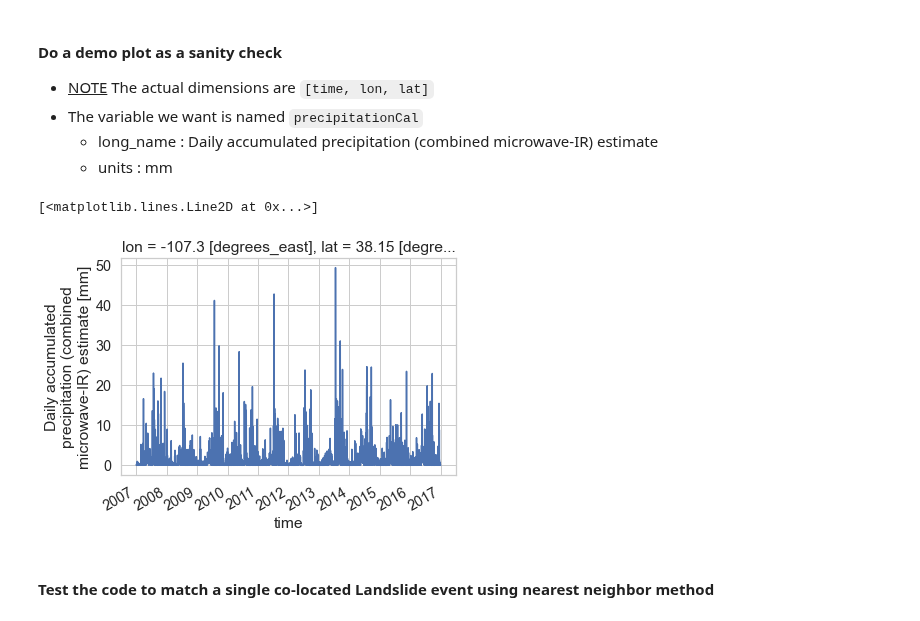
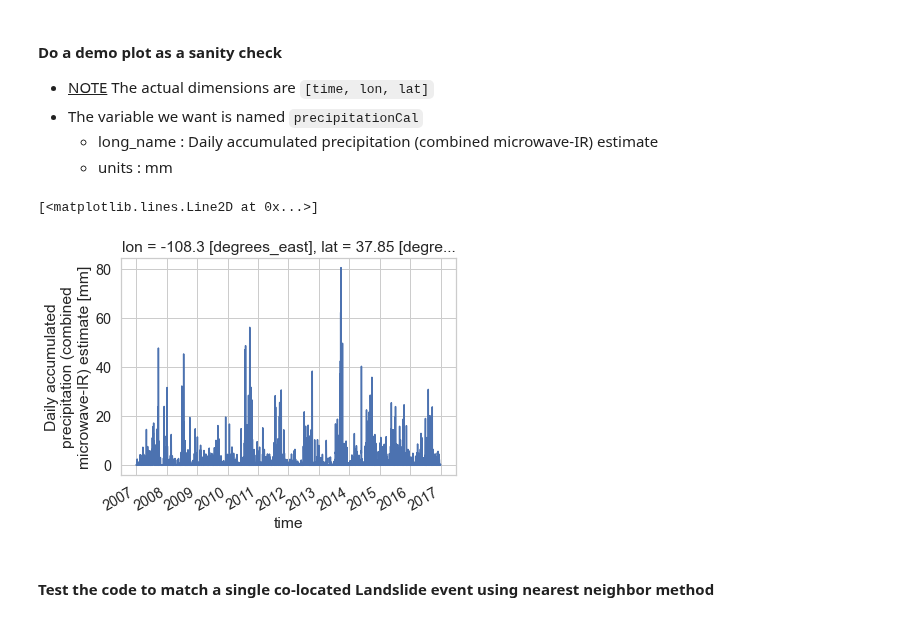
Before and after one commit to jacquiewitte/capstone-landslides-soilmoisture, a Jupyter notebook: landslide_gpm_precipaccum_timeseries.ipynb, the cells around one changed output. Cells and saved outputs as stored; diff of their text form; code cells hidden in the pictures.

```diff
--- a/landslide_gpm_precipaccum_timeseries.ipynb
+++ b/landslide_gpm_precipaccum_timeseries.ipynb
@@ -145,7 +167,7 @@ Index(['source_name', 'source_link', 'event_id', 'event_date', 'event_time',
 #### Read the GPM data
 - Created from `output_gpm_2007_2016.ipynb` notebook
 # %%
-gpm_nc = os.path.join('capstone', 'gpm', 'gpm_all_saved_on_disk.nc')
+gpm_nc = os.path.join('capstone', 'gpm', 'gpm_2006-2016_saved_on_disk.nc')
 gpm_xr = xr.open_dataset(gpm_nc).squeeze()
 print(gpm_xr.dims)
 gpm_xr
@@ -175,10 +197,10 @@ Data variables:
     - long_name : Daily accumulated precipitation (combined microwave-IR) estimate
     - units : mm
 # %%
-gpm_xr['precipitationCal'][:,20,13].plot()
+gpm_xr['precipitationCal'][:,10,10].plot()
 # %% [output]
 [<matplotlib.lines.Line2D at 0x...>]
-[figure, old version]
+[figure, new version]
 # %% [markdown]
 #### Test the code to match a single co-located Landslide event using nearest neighbor method
 # %%
```
Also changed, not shown: parts of 19 cells of this notebook, 7 other files.
